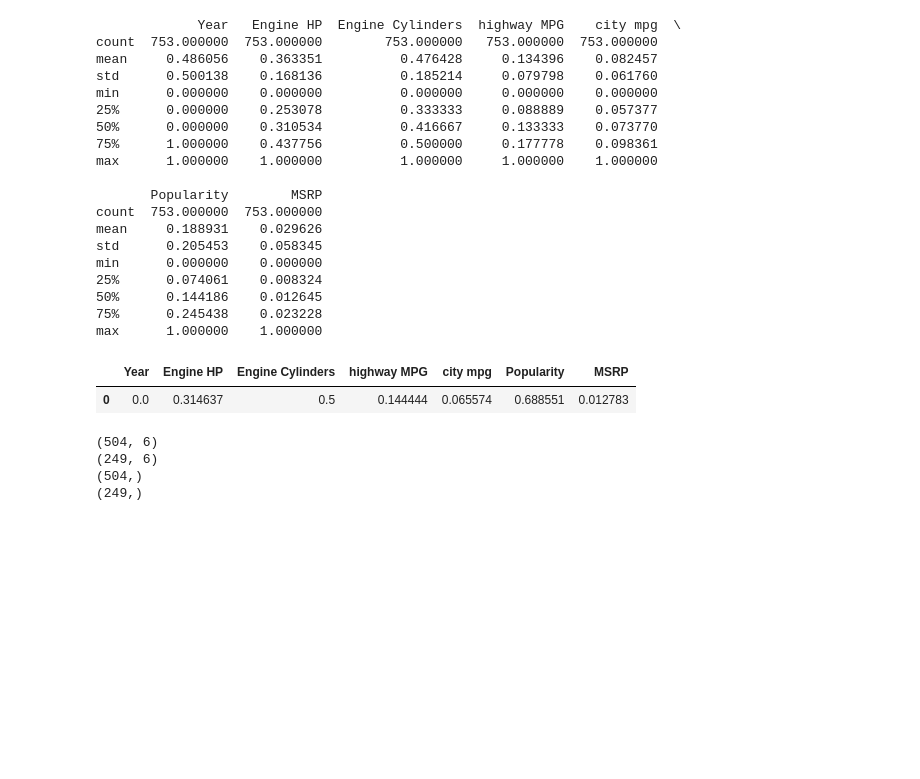
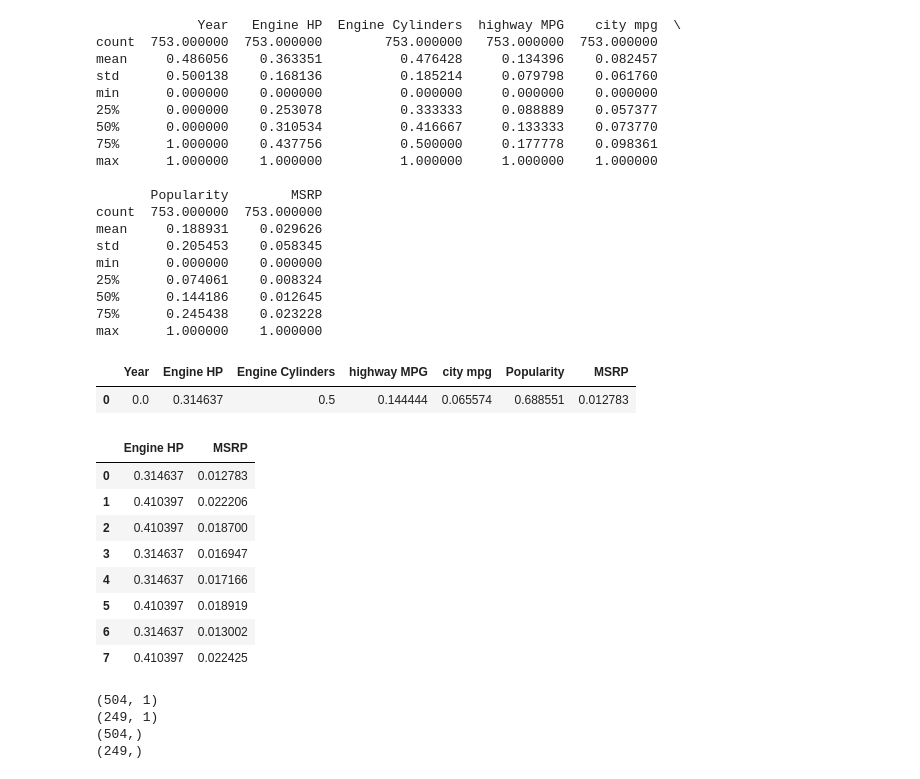
Before and after one commit to pujakb/ML, a Jupyter notebook: LR/LinearRegression.ipynb, the cells around one changed output. Cells and saved outputs as stored; diff of their text form; code cells hidden in the pictures; blank space fills up the shorter version.

```diff
--- a/LR/LinearRegression.ipynb
+++ b/LR/LinearRegression.ipynb
@@ -226,6 +226,20 @@ df.head(1)
 # %% [output]
 |  | Year | Engine HP | Engine Cylinders | highway MPG | city mpg | Popularity | MSRP |
 | 0 | 0.0 | 0.314637 | 0.5 | 0.144444 | 0.065574 | 0.688551 | 0.012783 |
+# %%
+col2 = ['Engine HP','MSRP']
+df2 = df[col2]
+df2.head(8)
+# %% [output]
+|  | Engine HP | MSRP |
+| 0 | 0.314637 | 0.012783 |
+| 1 | 0.410397 | 0.022206 |
+| 2 | 0.410397 | 0.018700 |
+| 3 | 0.314637 | 0.016947 |
+| 4 | 0.314637 | 0.017166 |
+| 5 | 0.410397 | 0.018919 |
+| 6 | 0.314637 | 0.013002 |
+| 7 | 0.410397 | 0.022425 |
 # %%
 #Split training and testing data:
 #Y = Car Price
@@ -234,8 +248,8 @@ df.head(1)
 import sklearn.cross_validation
 sklearn.model_selection.train_test_split
 
-X = df.drop('MSRP', axis = 1)
-Y = df['MSRP']
+X = df2.drop('MSRP', axis = 1)
+Y = df2['MSRP']
 
 
 X_train, X_test, Y_train, Y_test = sklearn.cross_validation.train_test_split(X, Y, test_size = 0.33, random_state = 5)
@@ -244,8 +258,8 @@ print(X_test.shape)
 print(Y_train.shape)
 print(Y_test.shape)
 # %% [output]
-(504, 6)
-(249, 6)
+(504, 1)
+(249, 1)
 (504,)
 (249,)
 # %%
```
Also changed, not shown: parts of 13 cells of this notebook.
